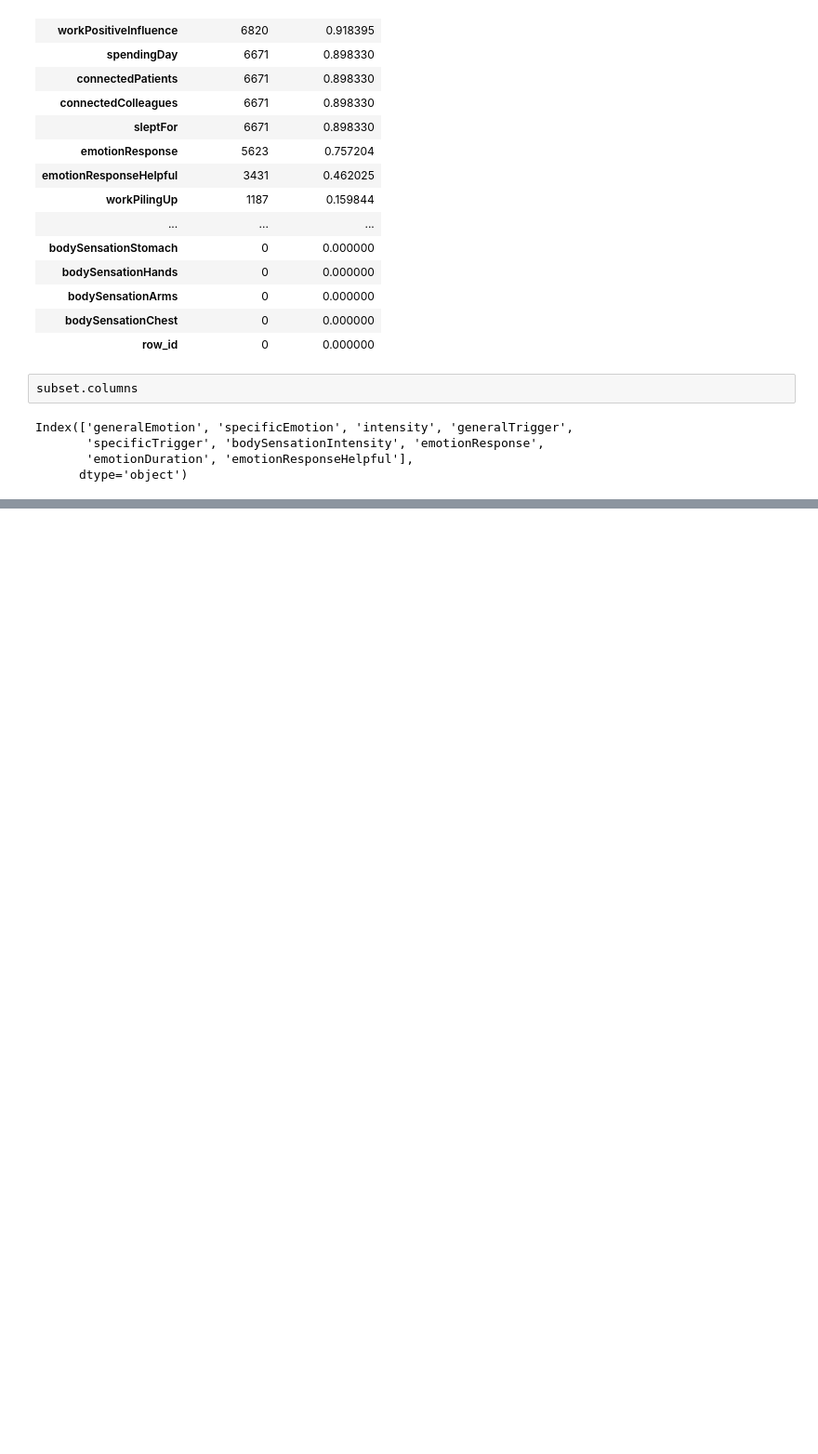
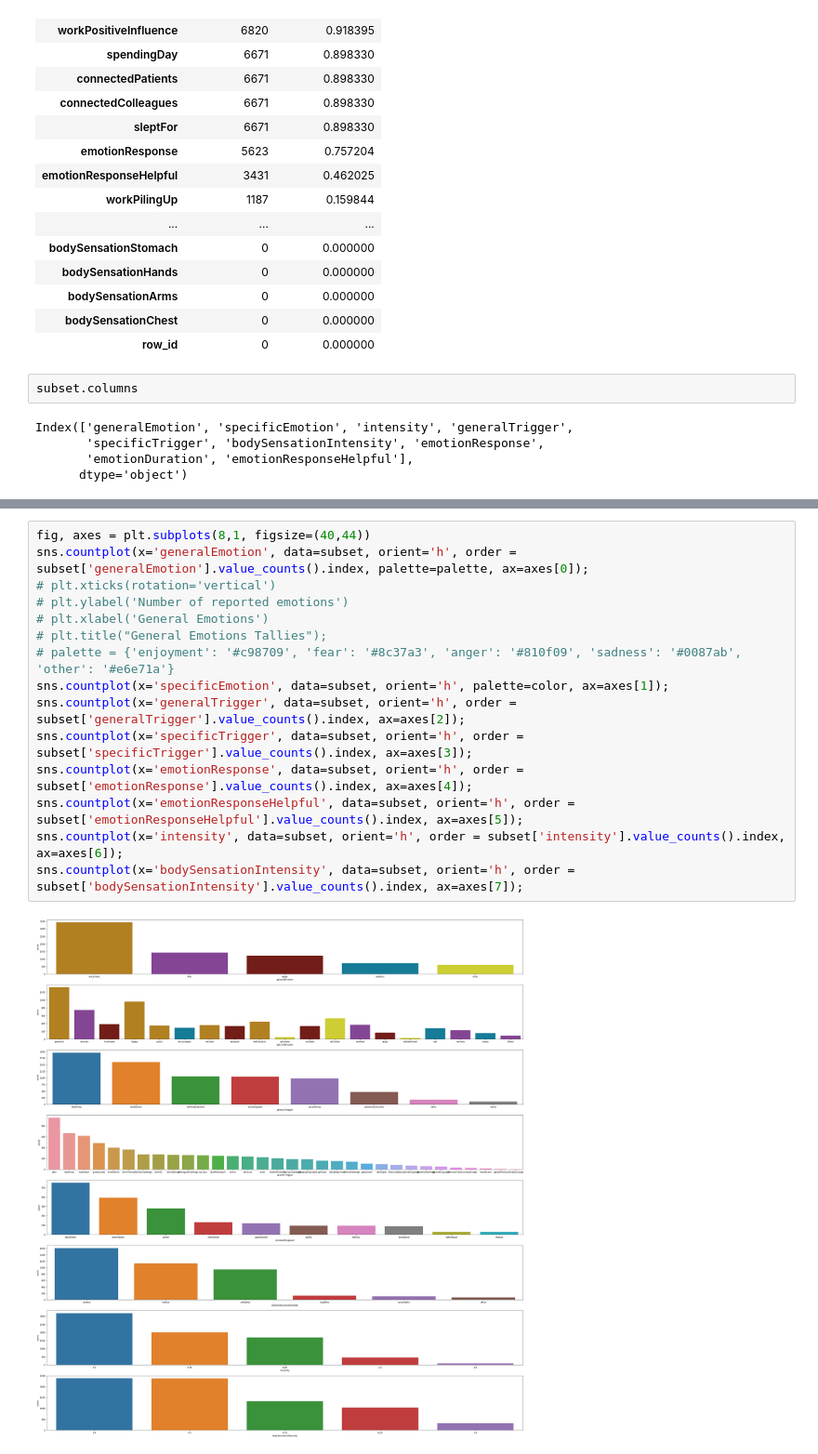
Before and after one commit to monica-oyarzun/capstone, a Jupyter notebook: public-EDA.ipynb, the cells around one changed output, grey strips where cells are left out. Shown: that part at 93% size. Drawn from its saved outputs; the diff is of its cells as text; blank space fills up the shorter version.

```diff
--- a/public-EDA.ipynb
+++ b/public-EDA.ipynb
@@ -146,0 +297,17 @@ Index(['generalEmotion', 'specificEmotion', 'intensity', 'generalTrigger',
+# %%
+fig, axes = plt.subplots(8,1, figsize=(40,44))
+sns.countplot(x='generalEmotion', data=subset, orient='h', order = subset['generalEmotion'].value_counts().index, palette=palette, ax=axes[0]);
+# plt.xticks(rotation='vertical')
+# plt.ylabel('Number of reported emotions')
+# plt.xlabel('General Emotions')
+# plt.title("General Emotions Tallies");
+# palette = {'enjoyment': '#c98709', 'fear': '#8c37a3', 'anger': '#810f09', 'sadness': '#0087ab', 'other': '#e6e71a'}
+sns.countplot(x='specificEmotion', data=subset, orient='h', palette=color, ax=axes[1]);
+sns.countplot(x='generalTrigger', data=subset, orient='h', order = subset['generalTrigger'].value_counts().index, ax=axes[2]);
+sns.countplot(x='specificTrigger', data=subset, orient='h', order = subset['specificTrigger'].value_counts().index, ax=axes[3]);
+sns.countplot(x='emotionResponse', data=subset, orient='h', order = subset['emotionResponse'].value_counts().index, ax=axes[4]);
+sns.countplot(x='emotionResponseHelpful', data=subset, orient='h', order = subset['emotionResponseHelpful'].value_counts().index, ax=axes[5]);
+sns.countplot(x='intensity', data=subset, orient='h', order = subset['intensity'].value_counts().index, ax=axes[6]);
+sns.countplot(x='bodySensationIntensity', data=subset, orient='h', order = subset['bodySensationIntensity'].value_counts().index, ax=axes[7]);
+# %% [output]
+[figure, added]
```
Also changed, not shown: parts of 18 cells of this notebook, 1 other file.
